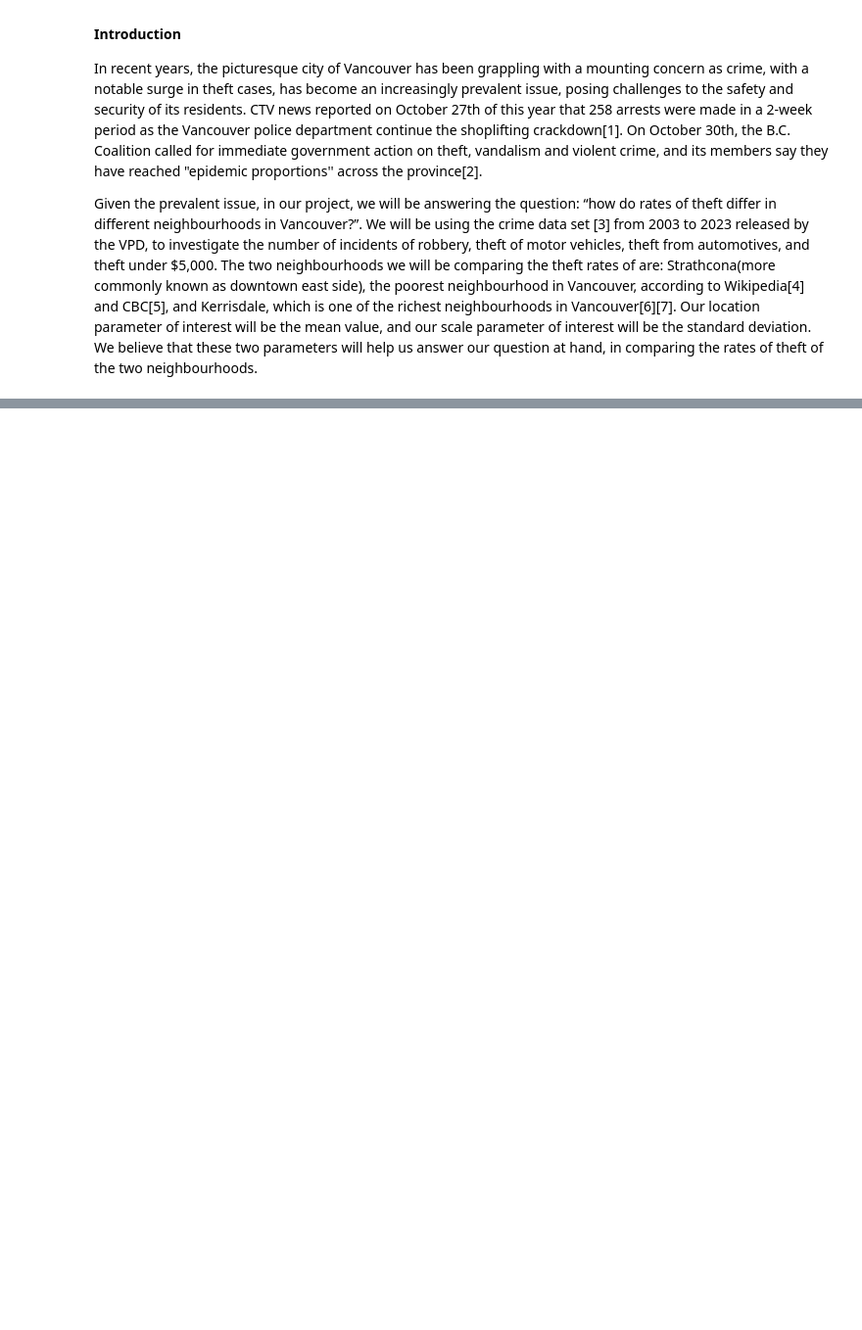
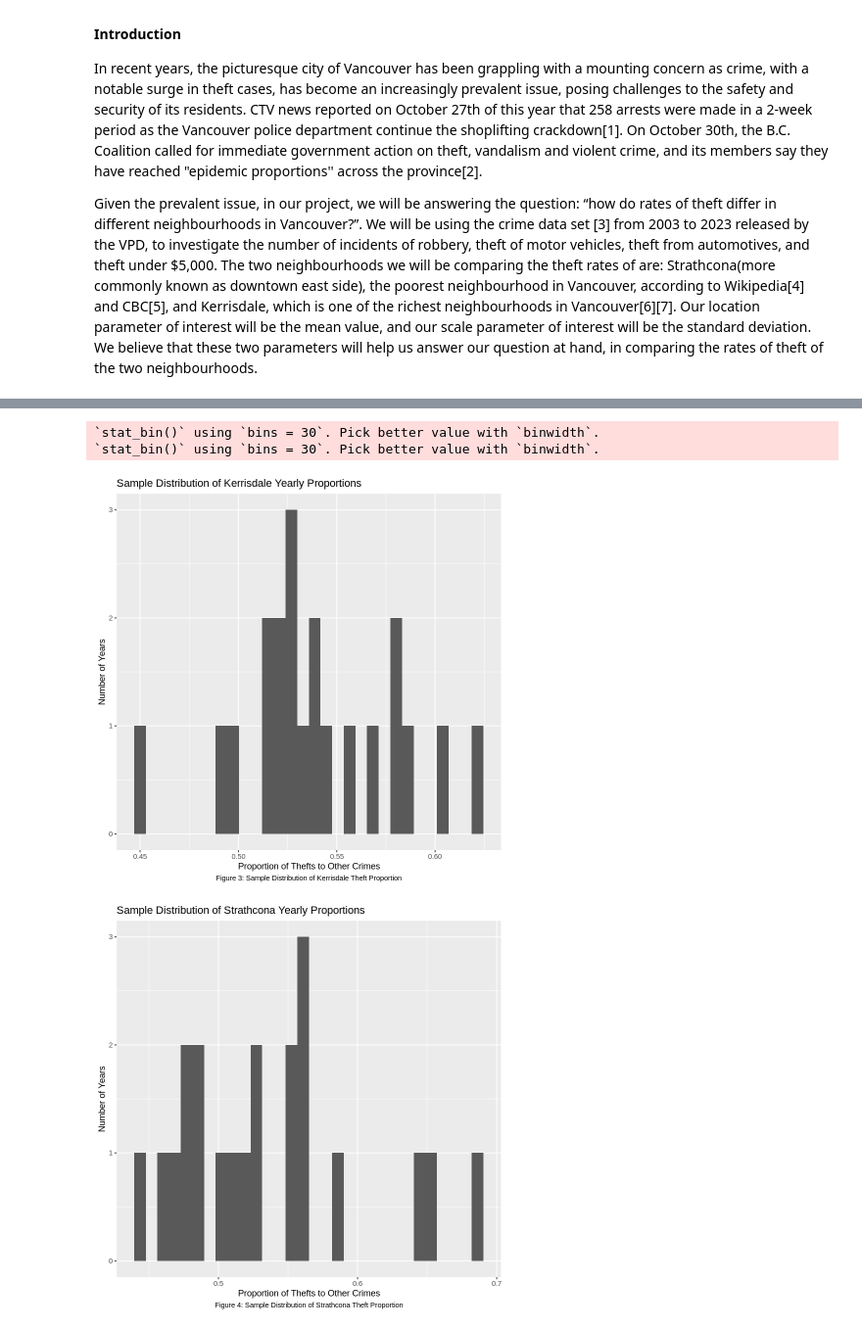
Before and after one commit to emilywang0/stat201-project-group13, a Jupyter notebook: Proposal.ipynb, the cells around one changed output, grey strips where cells are left out. Shown at 98% size. Drawn from its saved outputs; the diff is of its cells as text; code cells hidden in the pictures; blank space fills up the shorter version.

```diff
--- a/Proposal.ipynb
+++ b/Proposal.ipynb
@@ -138,0 +180,26 @@ A tibble: 6 × 3
+# %%
+kerrisdale_crimes_grouped <- kerrisdale_crimes |>
+    mutate(TYPE = ifelse(TYPE %in% c("Theft of Bicycle", "Theft of Vehicle", "Theft from Vehicle", "Other Theft"),
+                         "Theft", "Other"))
+
+strathcona_crimes_grouped <- strathcona_crimes |>
+    mutate(TYPE = ifelse(TYPE %in% c("Theft of Bicycle", "Theft of Vehicle", "Theft from Vehicle", "Other Theft"),
+                         "Theft", "Other"))
+
+kerrisdale_yearly_proportions <- kerrisdale_crimes_grouped |>
+    group_by(YEAR, TYPE) |>
+    summarise(count = n()) |>
+    spread(TYPE, count, fill = 0) |>
+    mutate(Proportion = Theft / (Theft + Other))
+
+strathcona_yearly_proportions <- strathcona_crimes_grouped |>
+    group_by(YEAR, TYPE) |>
+    summarise(count = n()) |>
+    spread(TYPE, count, fill = 0) |>
+    mutate(Proportion = Theft / (Theft + Other))
+
+print("Table 5: Kerrisdale Proportion of Theft by Year")
+kerrisdale_yearly_proportions
+
+print("Table 6: Kerrisdale Proportion of Theft by Year")
+strathcona_yearly_proportions
@@ -138,0 +233,20 @@ A tibble: 6 × 3
+# %%
+kerrisdale_distribution <- kerrisdale_yearly_proportions |>
+    ggplot(aes(x = Proportion)) +
+    geom_histogram() +
+    labs(x = "Proportion of Thefts to Other Crimes", y = "Number of Years", caption = "Figure 3: Sample Distribution of Kerrisdale Theft Proportion") +
+    ggtitle("Sample Distribution of Kerrisdale Yearly Proportions") + theme(plot.caption = element_text(hjust = 0.5))
+
+strathcona_distribution <- strathcona_yearly_proportions |>
+    ggplot(aes(x = Proportion)) +
+    geom_histogram() +
+    labs(x = "Proportion of Thefts to Other Crimes", y = "Number of Years", caption = "Figure 4: Sample Distribution of Strathcona Theft Proportion") +
+    ggtitle("Sample Distribution of Strathcona Yearly Proportions") + theme(plot.caption = element_text(hjust = 0.5))
+
+kerrisdale_distribution
+strathcona_distribution
+# %% [output]
+`stat_bin()` using `bins = 30`. Pick better value with `binwidth`.
+`stat_bin()` using `bins = 30`. Pick better value with `binwidth`.
+[figure, added]
+[figure, added]
```
Also changed, not shown: parts of 19 cells of this notebook.
